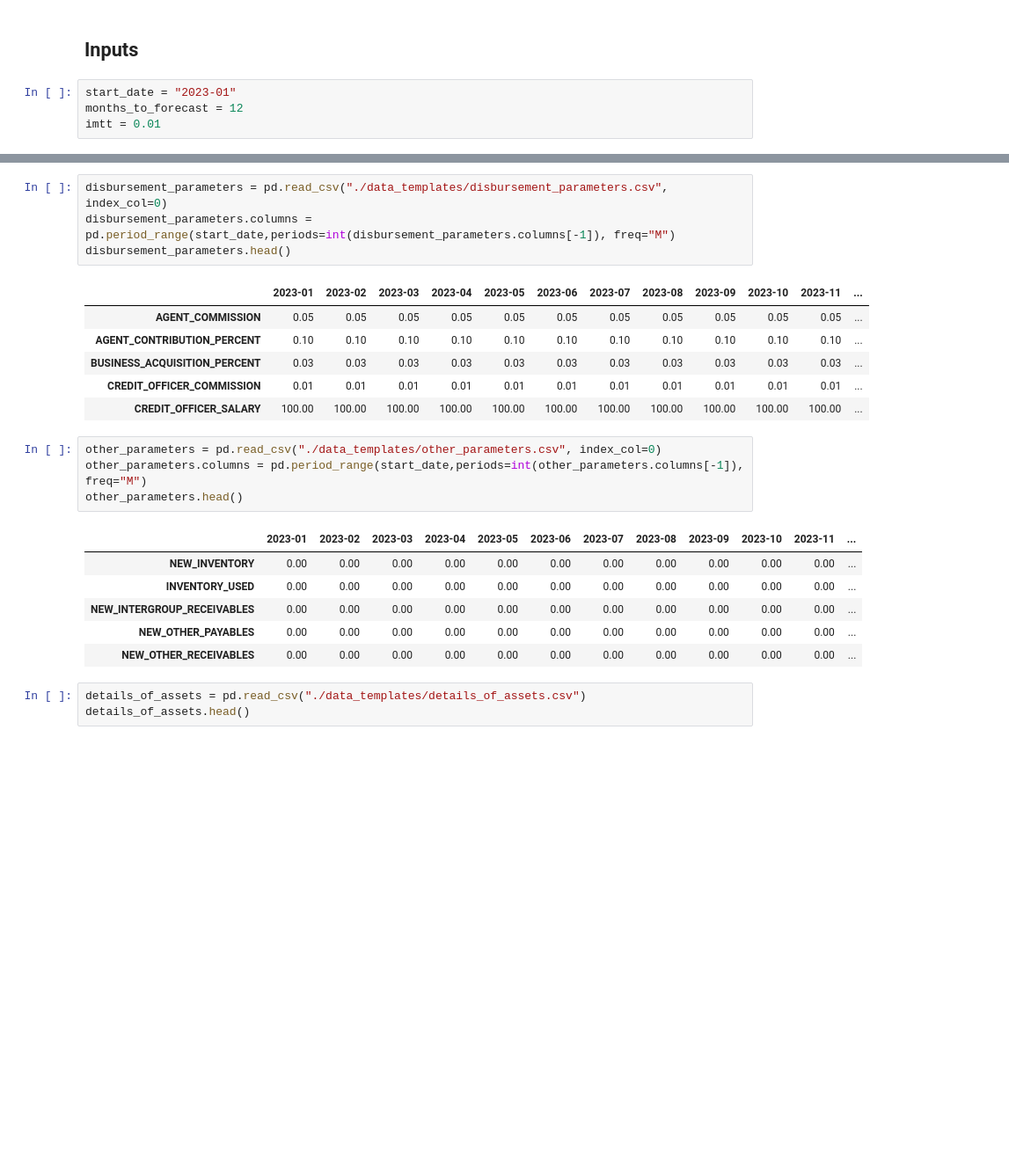
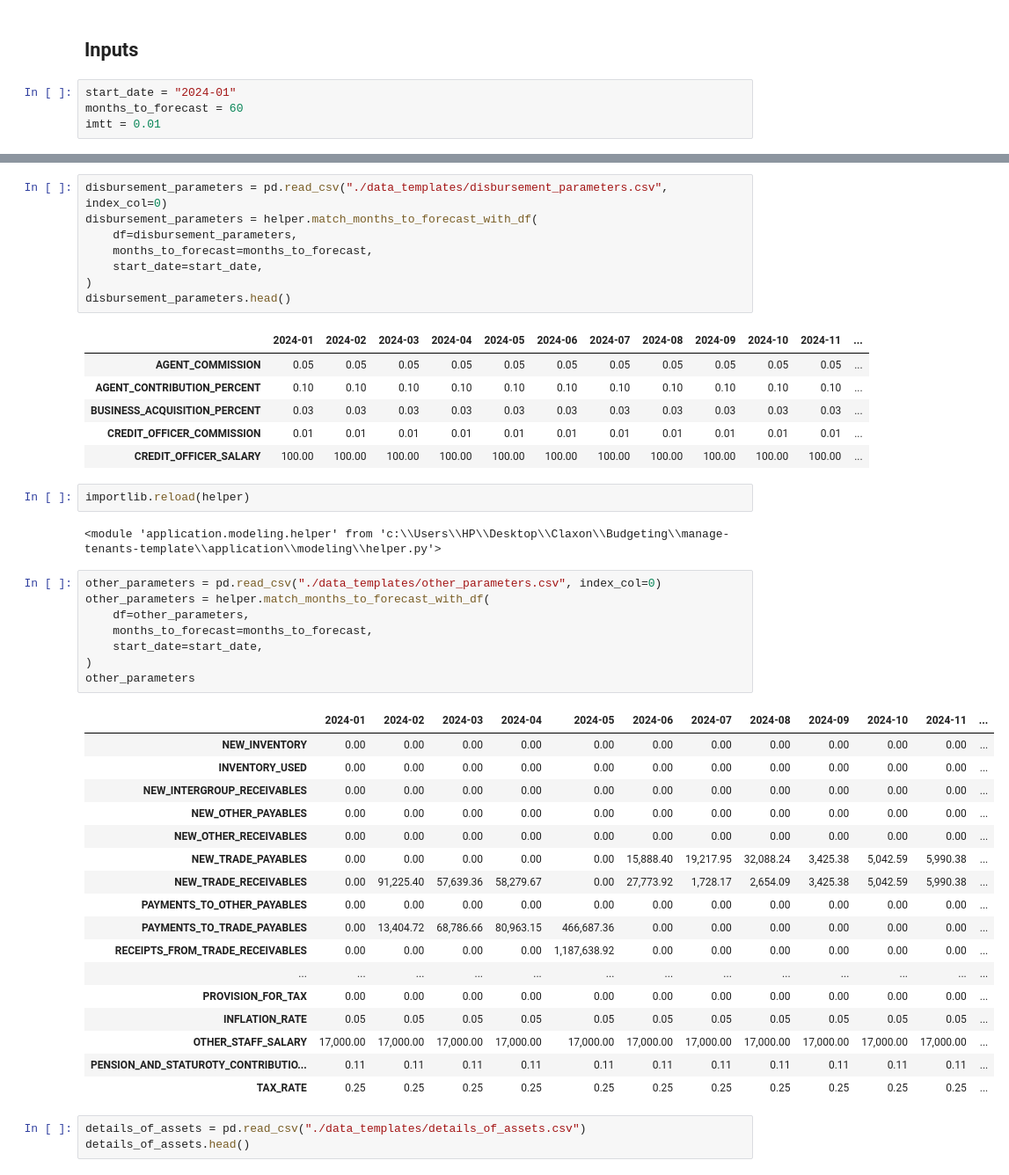
Before and after one commit to judahtc/manage-tenants-template, a Jupyter notebook: notebook_model.ipynb, the cells around one changed output, grey strips where cells are left out. Shown at 88% size. Drawn from its saved outputs; the diff is of its cells as text; blank space fills up the shorter version.

```diff
--- a/notebook_model.ipynb
+++ b/notebook_model.ipynb
@@ -23,6 +23,6 @@ pd.options.display.float_format = "{:,.2f}".format
 # %% [markdown]
 ## **Inputs**
 # %%
-start_date = "2023-01"
-months_to_forecast = 12
+start_date = "2024-01"
+months_to_forecast = 60
 imtt = 0.01
@@ -29,25 +33,48 @@ imtt = 0.01
 # %%
 disbursement_parameters = pd.read_csv("./data_templates/disbursement_parameters.csv", index_col=0)
-disbursement_parameters.columns = pd.period_range(start_date,periods=int(disbursement_parameters.columns[-1]), freq="M")
+disbursement_parameters = helper.match_months_to_forecast_with_df(
+    df=disbursement_parameters,
+    months_to_forecast=months_to_forecast,
+    start_date=start_date,
+)
 disbursement_parameters.head()
 # %% [output]
-|  | 2023-01 | 2023-02 | 2023-03 | 2023-04 | 2023-05 | 2023-06 | 2023-07 | 2023-08 | 2023-09 | 2023-10 | 2023-11 | ... |
+|  | 2024-01 | 2024-02 | 2024-03 | 2024-04 | 2024-05 | 2024-06 | 2024-07 | 2024-08 | 2024-09 | 2024-10 | 2024-11 | ... |
 | AGENT_COMMISSION | 0.05 | 0.05 | 0.05 | 0.05 | 0.05 | 0.05 | 0.05 | 0.05 | 0.05 | 0.05 | 0.05 | ... |
 | AGENT_CONTRIBUTION_PERCENT | 0.10 | 0.10 | 0.10 | 0.10 | 0.10 | 0.10 | 0.10 | 0.10 | 0.10 | 0.10 | 0.10 | ... |
 | BUSINESS_ACQUISITION_PERCENT | 0.03 | 0.03 | 0.03 | 0.03 | 0.03 | 0.03 | 0.03 | 0.03 | 0.03 | 0.03 | 0.03 | ... |
 | CREDIT_OFFICER_COMMISSION | 0.01 | 0.01 | 0.01 | 0.01 | 0.01 | 0.01 | 0.01 | 0.01 | 0.01 | 0.01 | 0.01 | ... |
 | CREDIT_OFFICER_SALARY | 100.00 | 100.00 | 100.00 | 100.00 | 100.00 | 100.00 | 100.00 | 100.00 | 100.00 | 100.00 | 100.00 | ... |
+# %%
+importlib.reload(helper)
+# %% [output]
+<module 'application.modeling.helper' from 'c:\\Users\\HP\\Desktop\\Claxon\\Budgeting\\manage-tenants-template\\application\\modeling\\helper.py'>
 # %%
 other_parameters = pd.read_csv("./data_templates/other_parameters.csv", index_col=0)
-other_parameters.columns = pd.period_range(start_date,periods=int(other_parameters.columns[-1]), freq="M")
-other_parameters.head()
+other_parameters = helper.match_months_to_forecast_with_df(
+    df=other_parameters,
+    months_to_forecast=months_to_forecast,
+    start_date=start_date,
+)
+other_parameters
 # %% [output]
-|  | 2023-01 | 2023-02 | 2023-03 | 2023-04 | 2023-05 | 2023-06 | 2023-07 | 2023-08 | 2023-09 | 2023-10 | 2023-11 | ... |
+|  | 2024-01 | 2024-02 | 2024-03 | 2024-04 | 2024-05 | 2024-06 | 2024-07 | 2024-08 | 2024-09 | 2024-10 | 2024-11 | ... |
 | NEW_INVENTORY | 0.00 | 0.00 | 0.00 | 0.00 | 0.00 | 0.00 | 0.00 | 0.00 | 0.00 | 0.00 | 0.00 | ... |
 | INVENTORY_USED | 0.00 | 0.00 | 0.00 | 0.00 | 0.00 | 0.00 | 0.00 | 0.00 | 0.00 | 0.00 | 0.00 | ... |
 | NEW_INTERGROUP_RECEIVABLES | 0.00 | 0.00 | 0.00 | 0.00 | 0.00 | 0.00 | 0.00 | 0.00 | 0.00 | 0.00 | 0.00 | ... |
 | NEW_OTHER_PAYABLES | 0.00 | 0.00 | 0.00 | 0.00 | 0.00 | 0.00 | 0.00 | 0.00 | 0.00 | 0.00 | 0.00 | ... |
 | NEW_OTHER_RECEIVABLES | 0.00 | 0.00 | 0.00 | 0.00 | 0.00 | 0.00 | 0.00 | 0.00 | 0.00 | 0.00 | 0.00 | ... |
+| NEW_TRADE_PAYABLES | 0.00 | 0.00 | 0.00 | 0.00 | 0.00 | 15,888.40 | 19,217.95 | 32,088.24 | 3,425.38 | 5,042.59 | 5,990.38 | ... |
+| NEW_TRADE_RECEIVABLES | 0.00 | 91,225.40 | 57,639.36 | 58,279.67 | 0.00 | 27,773.92 | 1,728.17 | 2,654.09 | 3,425.38 | 5,042.59 | 5,990.38 | ... |
+| PAYMENTS_TO_OTHER_PAYABLES | 0.00 | 0.00 | 0.00 | 0.00 | 0.00 | 0.00 | 0.00 | 0.00 | 0.00 | 0.00 | 0.00 | ... |
+| PAYMENTS_TO_TRADE_PAYABLES | 0.00 | 13,404.72 | 68,786.66 | 80,963.15 | 466,687.36 | 0.00 | 0.00 | 0.00 | 0.00 | 0.00 | 0.00 | ... |
+| RECEIPTS_FROM_TRADE_RECEIVABLES | 0.00 | 0.00 | 0.00 | 0.00 | 1,187,638.92 | 0.00 | 0.00 | 0.00 | 0.00 | 0.00 | 0.00 | ... |
+| ... | ... | ... | ... | ... | ... | ... | ... | ... | ... | ... | ... | ... |
+| PROVISION_FOR_TAX | 0.00 | 0.00 | 0.00 | 0.00 | 0.00 | 0.00 | 0.00 | 0.00 | 0.00 | 0.00 | 0.00 | ... |
+| INFLATION_RATE | 0.05 | 0.05 | 0.05 | 0.05 | 0.05 | 0.05 | 0.05 | 0.05 | 0.05 | 0.05 | 0.05 | ... |
+| OTHER_STAFF_SALARY | 17,000.00 | 17,000.00 | 17,000.00 | 17,000.00 | 17,000.00 | 17,000.00 | 17,000.00 | 17,000.00 | 17,000.00 | 17,000.00 | 17,000.00 | ... |
+| PENSION_AND_STATUROTY_CONTRIBUTIO... | 0.11 | 0.11 | 0.11 | 0.11 | 0.11 | 0.11 | 0.11 | 0.11 | 0.11 | 0.11 | 0.11 | ... |
+| TAX_RATE | 0.25 | 0.25 | 0.25 | 0.25 | 0.25 | 0.25 | 0.25 | 0.25 | 0.25 | 0.25 | 0.25 | ... |
 # %%
 details_of_assets = pd.read_csv("./data_templates/details_of_assets.csv")
 details_of_assets.head()
```
Also changed, not shown: parts of 77 cells of this notebook, 10 other files.
